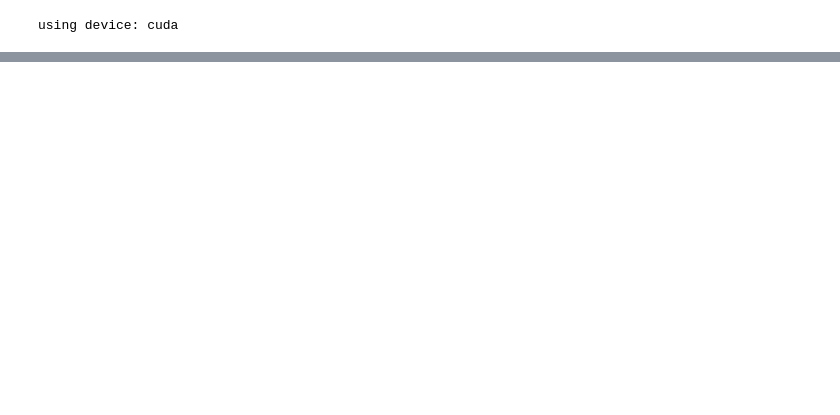
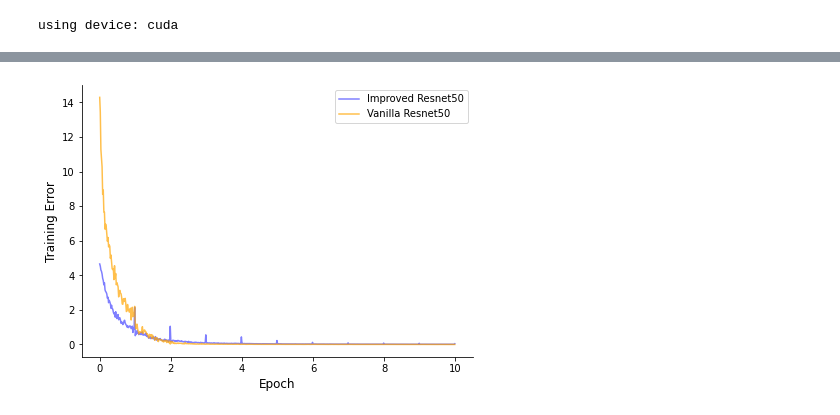
Before and after one commit to HinanawiTS/Wildlife-Classification-with-Deep-Learning, a Jupyter notebook: ResnetBaseline.ipynb, the cells around one changed output, grey strips where cells are left out. Cells and saved outputs as stored; diff of their text form; code cells hidden in the pictures; blank space fills up the shorter version.

```diff
--- a/ResnetBaseline.ipynb
+++ b/ResnetBaseline.ipynb
@@ -208,4 +198,20 @@ loader_val =  DataLoader(loader_val, batch_size = batch_size, num_workers = 0)
+# %%
+class Resnetplus(nn.Module):
+    def __init__(self):
+        super(Resnetplus, self).__init__()
+        self.model = models.resnet50(pretrained = True)
+        self.model.fc = nn.Sequential(
+            nn.Linear(2048, 256),
+            nn.BatchNorm1d(256),
+            nn.Dropout(0.2),
+            nn.Linear(256, 90)
+        )
+
+    def forward(self, x):
+        batch_size, _, _,_ = x.shape
+        x = self.model(x)
+        return x
 # %%
-model = ResNetBatch(3, 90)
-optimizer = optim.Adam(model.parameters(), lr = 0.00001)
-train_part34(model, optimizer, epochs = 127)
+resnetplus = Resnetplus()
+optimizer = optim.Adam(resnetplus.parameters(), lr = 0.0001)
+tr_improved, va_improved = train_part34(resnetplus, optimizer, epochs = 10)
@@ -211,0 +236,18 @@ train_part34(model, optimizer, epochs = 127)
+# %%
+my_dict_v = dict(x = np.arange(0, 10, 1 / 60), y = tr, z = va)
+vo = pd.DataFrame(my_dict_v)
+
+my_dict = dict(x = np.arange(0, 10, 1 / 60), y = tr_improved, z = va_improved)
+vii = pd.DataFrame(my_dict)
+
+plt.figure(figsize = (7, 5))
+te = sns.lineplot(x = 'x', y = 'y', data = vii, label = "Improved Resnet50", color = "blue", alpha = 0.5)
+te = sns.lineplot(x = 'x', y = 'y', data = vo, label = "Vanilla Resnet50", color = "orange", alpha = 0.7)
+
+plt.xlabel("Epoch", fontsize = 12)
+plt.ylabel("Training Error", fontsize = 12)
+
+te.spines['top'].set_visible(False)
+te.spines['right'].set_visible(False)
+# %% [output]
+[figure, added]
```
Also changed, not shown: parts of 14 cells of this notebook.
